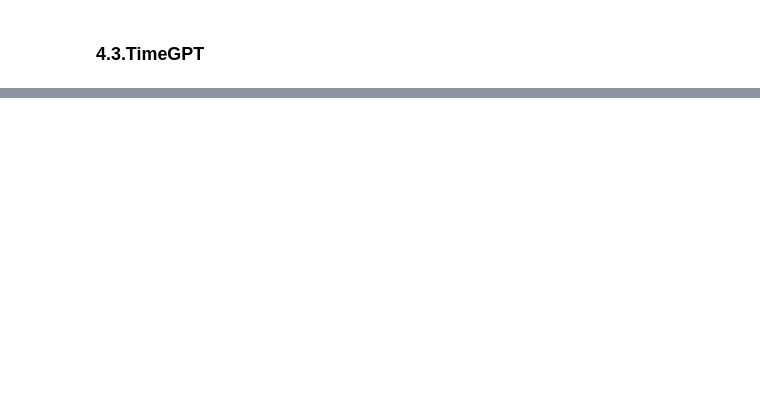
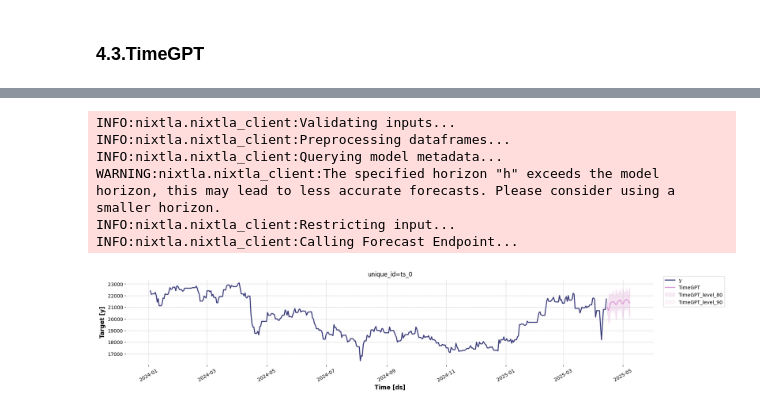
Before and after one commit to PNTLinh/Stock_TI, a Jupyter notebook: stock.ipynb, the cells around one changed output, grey strips where cells are left out. Drawn from its saved outputs; the diff is of its cells as text; code cells hidden in the pictures; blank space fills up the shorter version.

```diff
--- a/stock.ipynb
+++ b/stock.ipynb
@@ -523,0 +499,31 @@ Biểu đồ đã được lưu thành daily_mae_matplotlib.png
+# %%
+from nixtla import NixtlaClient
+import pandas as pd
+
+# Get your API key from Nixtla
+nixtla_client = NixtlaClient(api_key='nixak-XZNxaPQCR93NPPywAL5rFS1MqcWnVxRrzOQgQwdOBf1ffrkq5tUb7xNlygWS2tWb5gfey1nd6NLCDxdv')
+
+# Prepare data
+df_gpt = df[['time', 'close']].copy()
+df_gpt = df_gpt.rename(columns={'time': 'ds', 'close': 'y'})
+df_gpt['ds'] = pd.to_datetime(df_gpt['ds'])
+
+# Sắp xếp data theo thời gian và loại bỏ các dữ liệu trùng lăp
+df_gpt = df_gpt.sort_values('ds').drop_duplicates(subset='ds')
+
+full_range = pd.date_range(start=df_gpt['ds'].min(), end=df_gpt['ds'].max(), freq='D')
+df_gpt = df_gpt.set_index('ds').reindex(full_range).rename_axis('ds').reset_index()
+
+df_gpt['y'] = df_gpt['y'].ffill()
+
+fcst_df = nixtla_client.forecast(df_gpt, h=24, freq='D', level=[80, 90])
+
+nixtla_client.plot(df_gpt, fcst_df, level=[80, 90])
+# %% [output]
+INFO:nixtla.nixtla_client:Validating inputs...
+INFO:nixtla.nixtla_client:Preprocessing dataframes...
+INFO:nixtla.nixtla_client:Querying model metadata...
+WARNING:nixtla.nixtla_client:The specified horizon "h" exceeds the model horizon, this may lead to less accurate forecasts. Please consider using a smaller horizon.
+INFO:nixtla.nixtla_client:Restricting input...
+INFO:nixtla.nixtla_client:Calling Forecast Endpoint...
+[figure, added]
```
Also changed, not shown: parts of 35 cells of this notebook, 3 other files.
